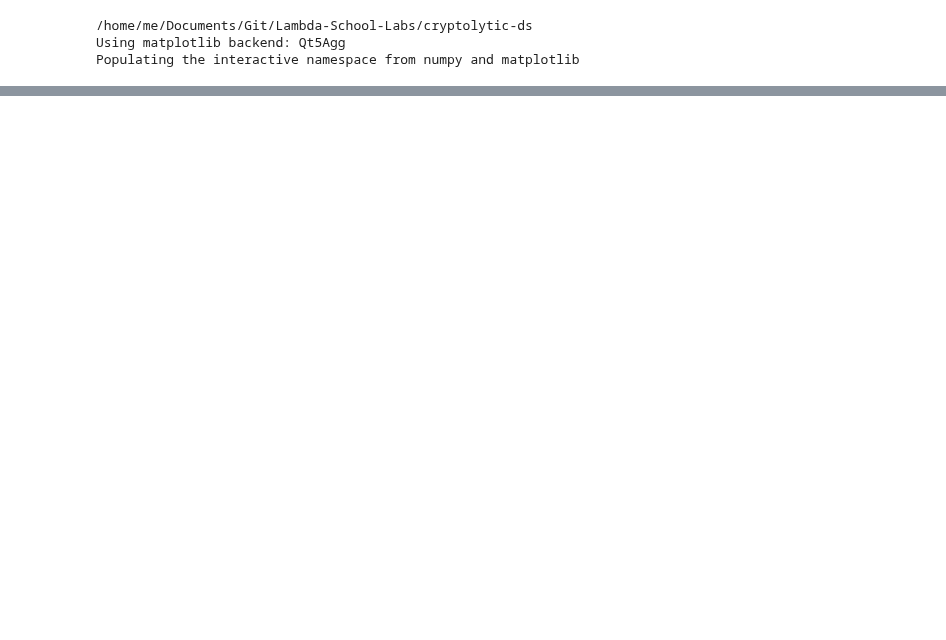
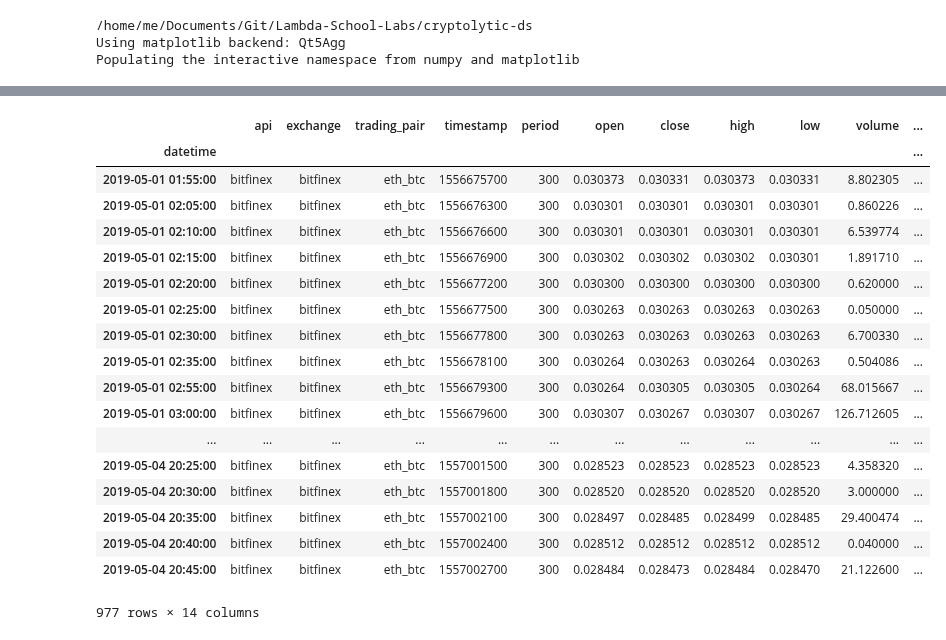
Before and after one commit to BloomTech-Labs/cryptolytic-ds, a Jupyter notebook: cryptolytic/notebooks/Arbitrage.ipynb, the cells around one changed output, grey strips where cells are left out. Saved outputs shown, nothing was run; the diff lists cells and outputs as text; code cells hidden in the pictures; blank space fills up the shorter version.

```diff
--- a/cryptolytic/notebooks/Arbitrage.ipynb
+++ b/cryptolytic/notebooks/Arbitrage.ipynb
@@ -84,0 +95,22 @@ def plot_arbitration(df):
+# %%
+df['2019-05-01 01:55:00':]
+# %% [output]
+|  | api | exchange | trading_pair | timestamp | period | open | close | high | low | volume | ... |
+| datetime |  |  |  |  |  |  |  |  |  |  | ... |
+| 2019-05-01 01:55:00 | bitfinex | bitfinex | eth_btc | 1556675700 | 300 | 0.030373 | 0.030331 | 0.030373 | 0.030331 | 8.802305 | ... |
+| 2019-05-01 02:05:00 | bitfinex | bitfinex | eth_btc | 1556676300 | 300 | 0.030301 | 0.030301 | 0.030301 | 0.030301 | 0.860226 | ... |
+| 2019-05-01 02:10:00 | bitfinex | bitfinex | eth_btc | 1556676600 | 300 | 0.030301 | 0.030301 | 0.030301 | 0.030301 | 6.539774 | ... |
+| 2019-05-01 02:15:00 | bitfinex | bitfinex | eth_btc | 1556676900 | 300 | 0.030302 | 0.030302 | 0.030302 | 0.030301 | 1.891710 | ... |
+| 2019-05-01 02:20:00 | bitfinex | bitfinex | eth_btc | 1556677200 | 300 | 0.030300 | 0.030300 | 0.030300 | 0.030300 | 0.620000 | ... |
+| 2019-05-01 02:25:00 | bitfinex | bitfinex | eth_btc | 1556677500 | 300 | 0.030263 | 0.030263 | 0.030263 | 0.030263 | 0.050000 | ... |
+| 2019-05-01 02:30:00 | bitfinex | bitfinex | eth_btc | 1556677800 | 300 | 0.030263 | 0.030263 | 0.030263 | 0.030263 | 6.700330 | ... |
+| 2019-05-01 02:35:00 | bitfinex | bitfinex | eth_btc | 1556678100 | 300 | 0.030264 | 0.030263 | 0.030264 | 0.030263 | 0.504086 | ... |
+| 2019-05-01 02:55:00 | bitfinex | bitfinex | eth_btc | 1556679300 | 300 | 0.030264 | 0.030305 | 0.030305 | 0.030264 | 68.015667 | ... |
+| 2019-05-01 03:00:00 | bitfinex | bitfinex | eth_btc | 1556679600 | 300 | 0.030307 | 0.030267 | 0.030307 | 0.030267 | 126.712605 | ... |
+| ... | ... | ... | ... | ... | ... | ... | ... | ... | ... | ... | ... |
+| 2019-05-04 20:25:00 | bitfinex | bitfinex | eth_btc | 1557001500 | 300 | 0.028523 | 0.028523 | 0.028523 | 0.028523 | 4.358320 | ... |
+| 2019-05-04 20:30:00 | bitfinex | bitfinex | eth_btc | 1557001800 | 300 | 0.028520 | 0.028520 | 0.028520 | 0.028520 | 3.000000 | ... |
+| 2019-05-04 20:35:00 | bitfinex | bitfinex | eth_btc | 1557002100 | 300 | 0.028497 | 0.028485 | 0.028499 | 0.028485 | 29.400474 | ... |
+| 2019-05-04 20:40:00 | bitfinex | bitfinex | eth_btc | 1557002400 | 300 | 0.028512 | 0.028512 | 0.028512 | 0.028512 | 0.040000 | ... |
+| 2019-05-04 20:45:00 | bitfinex | bitfinex | eth_btc | 1557002700 | 300 | 0.028484 | 0.028473 | 0.028484 | 0.028470 | 21.122600 | ... |
+977 rows × 14 columns
```
Also changed, not shown: parts of 12 cells of this notebook, 4 other files.
